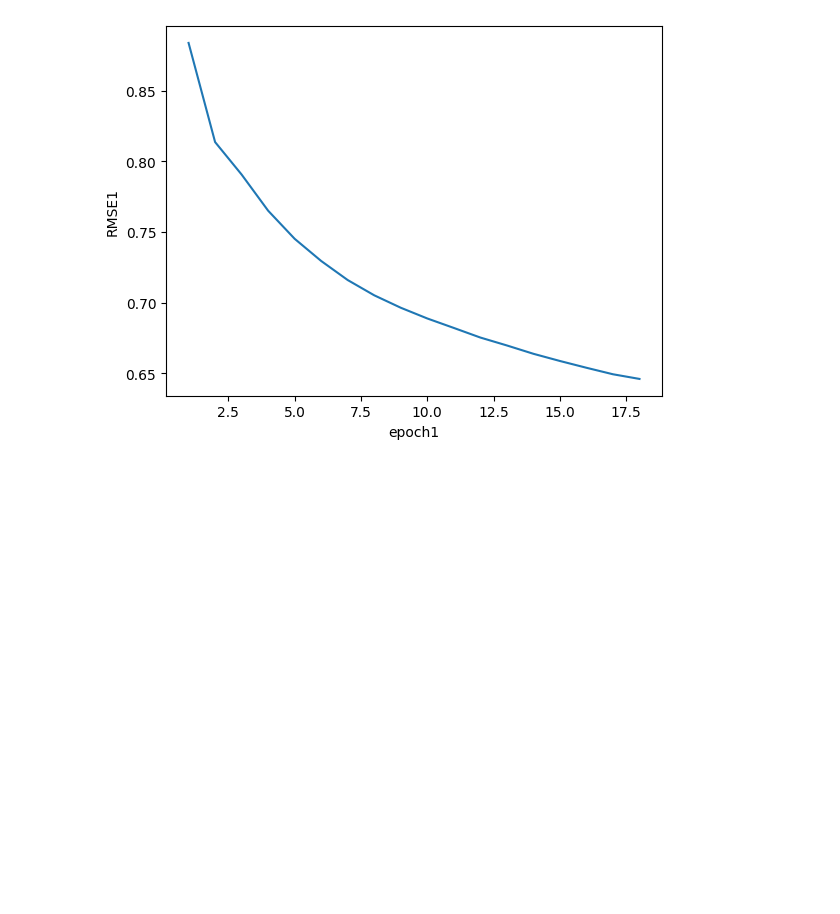
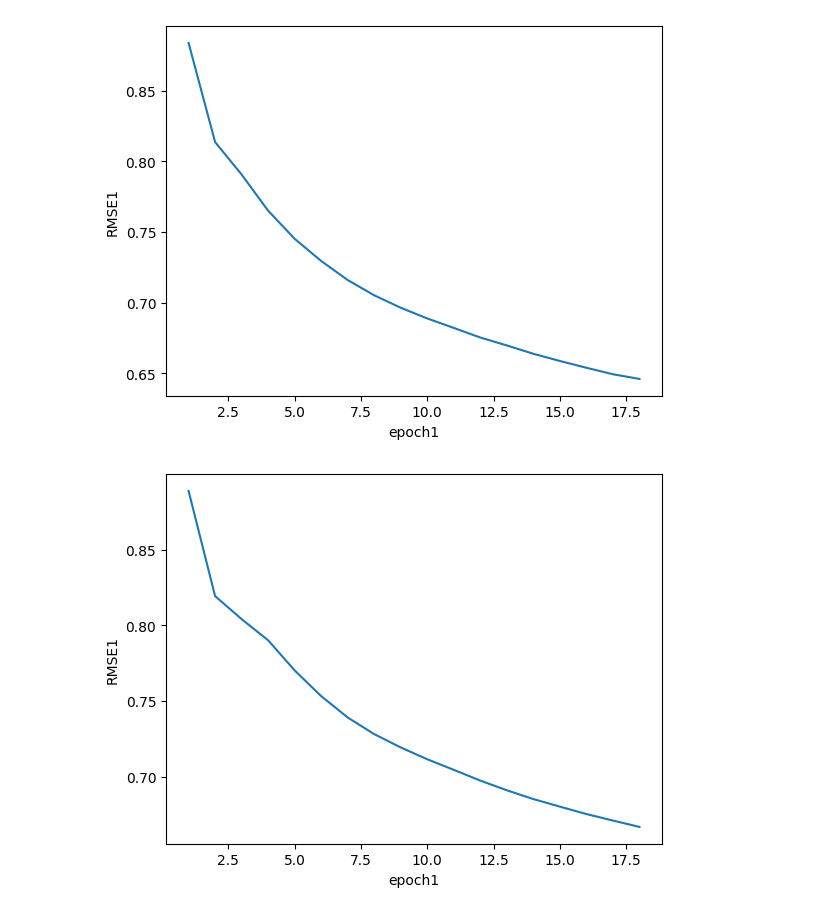
Before and after one commit to nnkhanhn/Recommendation-systems, a Jupyter notebook: visualization.ipynb, the cells around one changed output. Saved outputs shown, nothing was run; the diff lists cells and outputs as text; code cells hidden in the pictures; blank space fills up the shorter version.

```diff
--- a/visualization.ipynb
+++ b/visualization.ipynb
@@ -121,3 +121,14 @@ plt.ylabel('RMSE1')
 plt.show()
 # %% [output]
 [figure]
+# %%
+epochs1 =  [1,2,3,4,5,6,7,8,9,10,11,12,13,14,15,16,17,18]
+RMSE1 = [0.8888,0.8193,0.8041,0.7901,0.7702,0.7532,0.7391,0.7281,0.7193,0.7115,0.7045,0.6974,0.6910,0.6852,0.6802,0.6753,0.6710,0.6668]
+
+
+plt.plot(epochs1,RMSE1)
+plt.xlabel('epoch1')
+plt.ylabel('RMSE1')
+plt.show()
+# %% [output]
+[figure, added]
```
Also changed, not shown: 8 other files.
